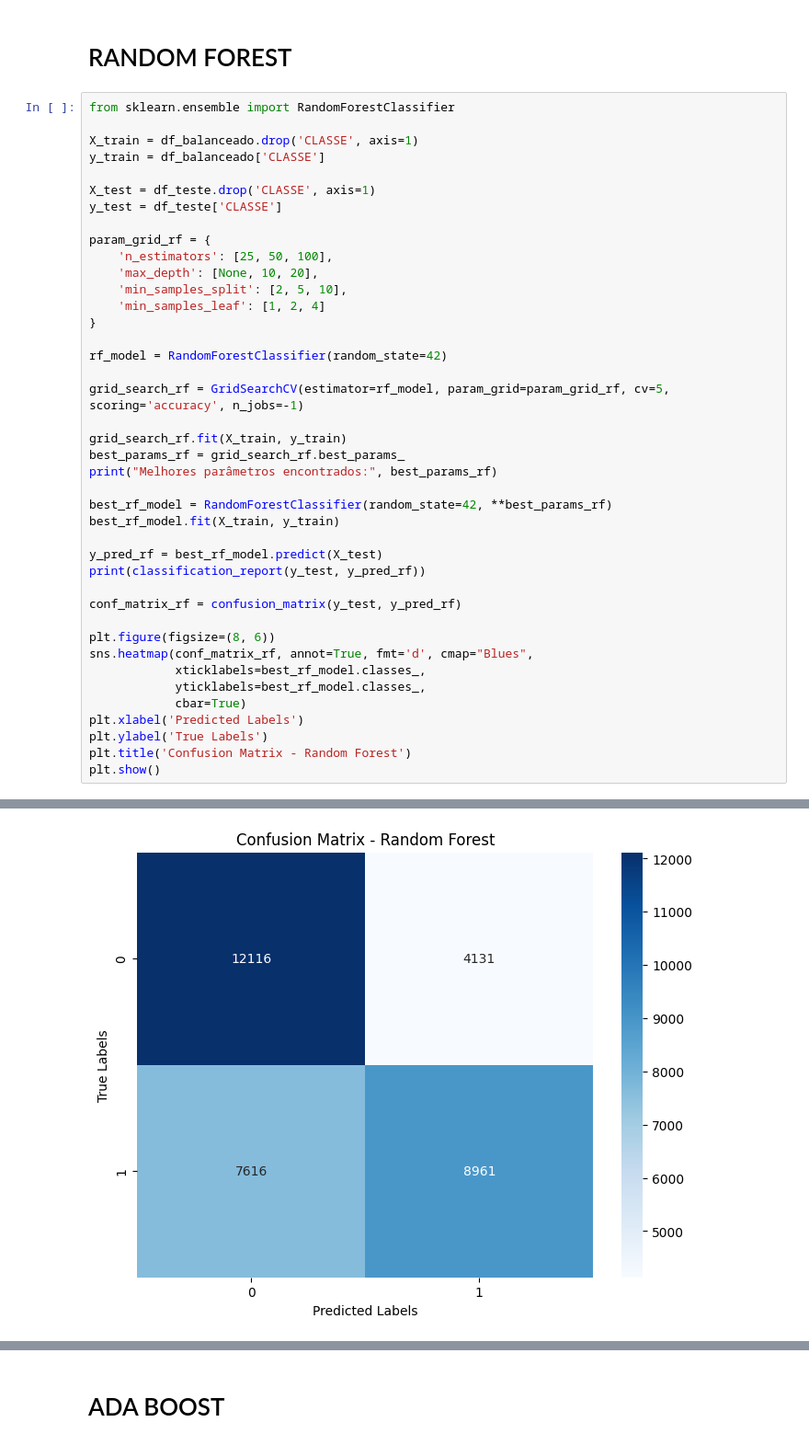
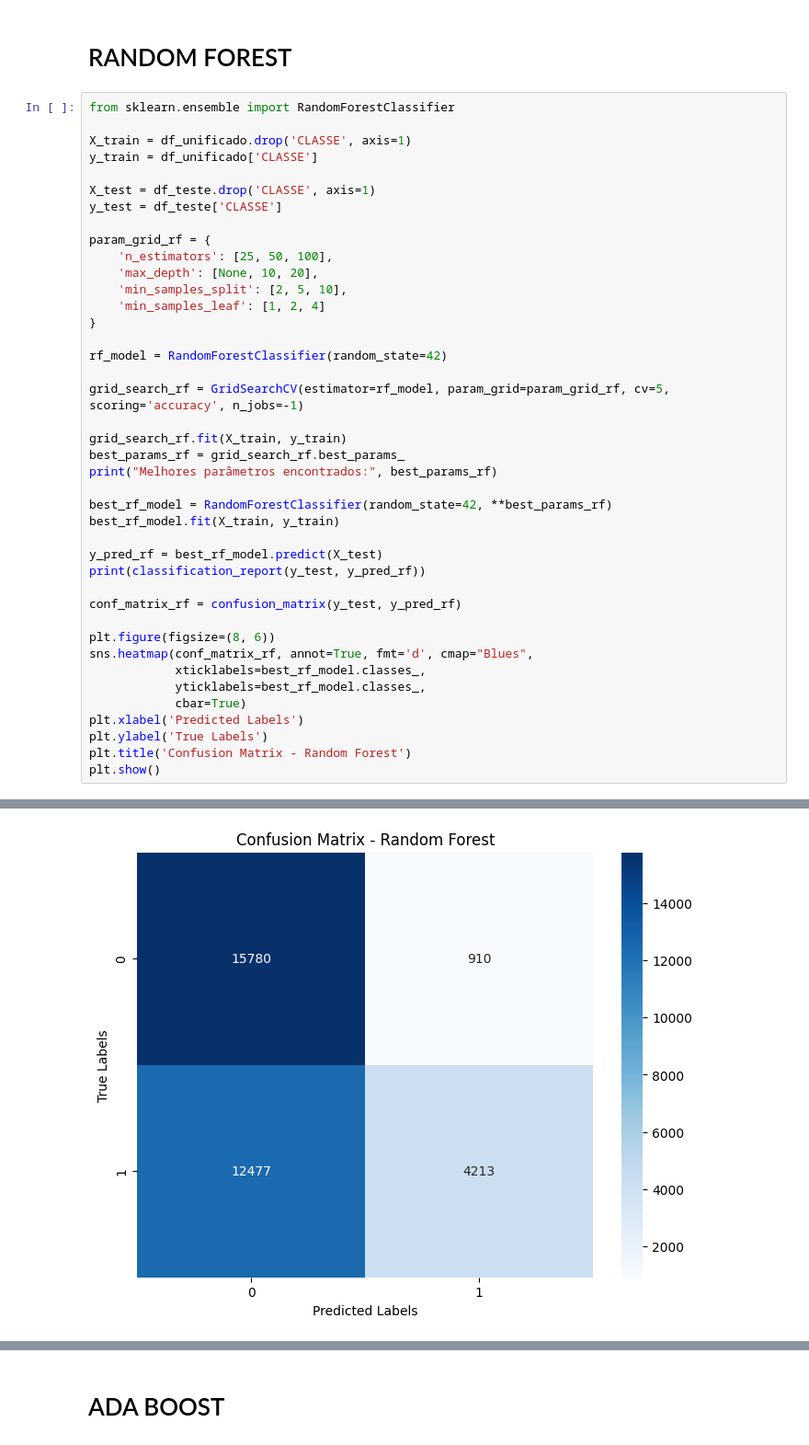
Before and after one commit to AzuraLV/Colabs, a Jupyter notebook: experimentos_parto_prematuro/exp_1_hybrid_1.0..ipynb, the cells around one changed output, grey strips where cells are left out. Shown at 92% size. Saved outputs shown, nothing was run; the diff lists cells and outputs as text.

```diff
--- a/experimentos_parto_prematuro/exp_1_hybrid_1.0..ipynb
+++ b/experimentos_parto_prematuro/exp_1_hybrid_1.0..ipynb
@@ -332,8 +363,8 @@ plt.show()
 # %%
 from sklearn.ensemble import RandomForestClassifier
 
-X_train = df_balanceado.drop('CLASSE', axis=1)
-y_train = df_balanceado['CLASSE']
+X_train = df_unificado.drop('CLASSE', axis=1)
+y_train = df_unificado['CLASSE']
 
 X_test = df_teste.drop('CLASSE', axis=1)
 y_test = df_teste['CLASSE']
@@ -383,4 +414,4 @@ weighted avg       0.65      0.64      0.64     32824
-[figure, old version]
+[figure, new version]
 # %%
 ## ACURACIA
 
```
Also changed, not shown: parts of 11 cells of this notebook, 5 other files.
